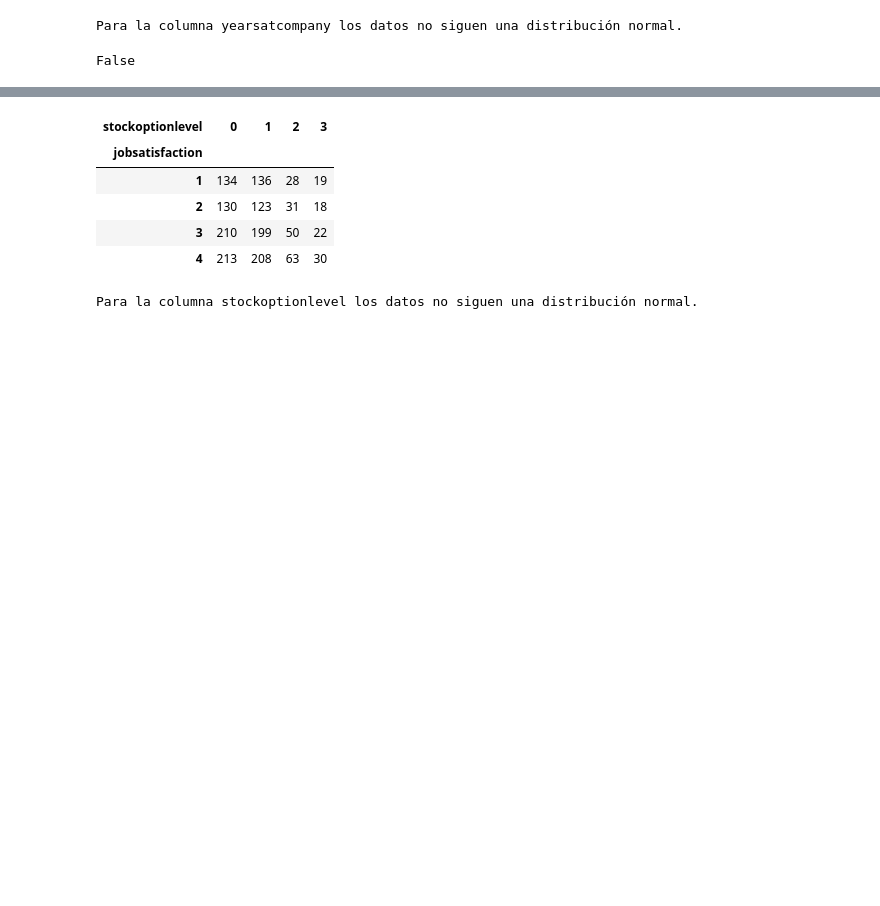
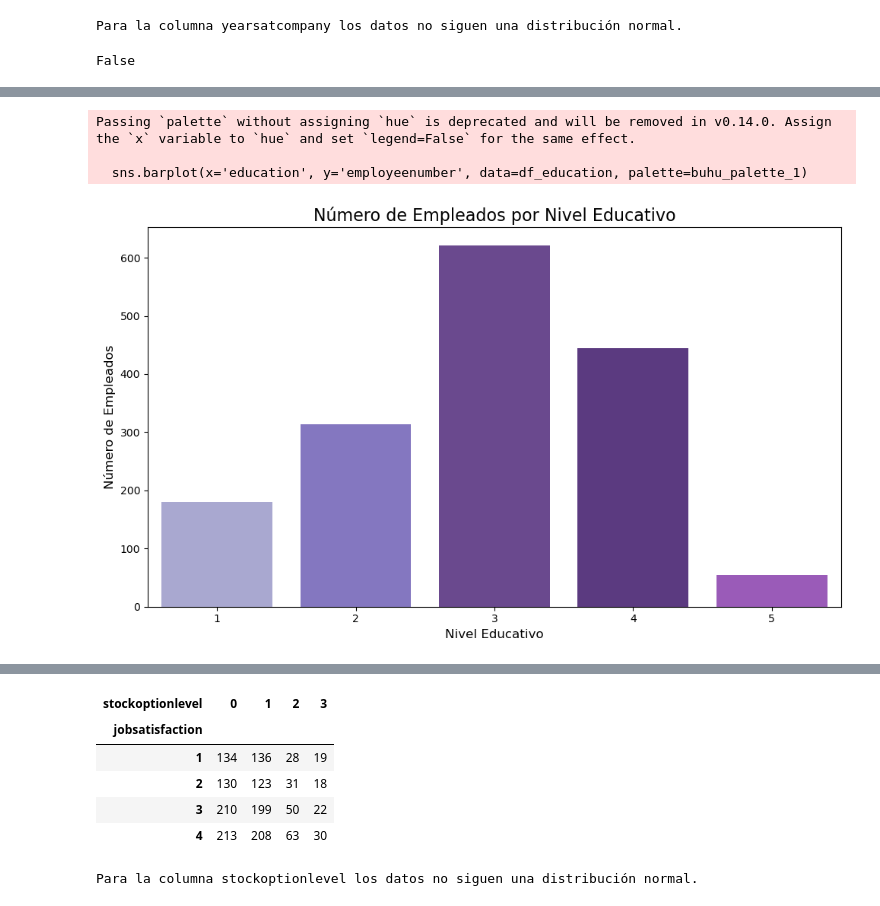
Before and after one commit to ArianaPapantonio/Final_project_module_3, a Jupyter notebook: Fase_4_AB_testing/AB_testing.ipynb, the cells around one changed output, grey strips where cells are left out. Cells and saved outputs as stored; diff of their text form; code cells hidden in the pictures; blank space fills up the shorter version.

```diff
--- a/Fase_4_AB_testing/AB_testing.ipynb
+++ b/Fase_4_AB_testing/AB_testing.ipynb
@@ -488,0 +479,2 @@ Index(['attrition', 'businesstravel', 'department', 'educationfield', 'gender',
+# %%
+df_education = df.groupby('education')['employeenumber'].count().reset_index()
@@ -488,0 +490,23 @@ Index(['attrition', 'businesstravel', 'department', 'educationfield', 'gender',
+# %%
+# Crear gráfico de barras (queremos ver cómo se distribuyen los empleados entre los diferentes campos educativos.)
+
+buhu_palette_1 = ["#A3A1D7", "#7C6BCC", "#6A3D9A", "#5A2E8C", "#9F4CC7"]
+plt.figure(figsize=(10,6))
+sns.barplot(x='education', y='employeenumber', data=df_education, palette=buhu_palette_1)
+
+# Añadir título y etiquetas
+plt.title('Número de Empleados por Nivel Educativo', fontsize=16)
+plt.xlabel('Nivel Educativo', fontsize=12)
+plt.ylabel('Número de Empleados', fontsize=12)
+
+
+# Ajustar el espaciado de los gráficos
+plt.tight_layout()
+
+# Mostrar gráfico
+plt.show()
+# %% [output]
+Passing `palette` without assigning `hue` is deprecated and will be removed in v0.14.0. Assign the `x` variable to `hue` and set `legend=False` for the same effect.
+
+  sns.barplot(x='education', y='employeenumber', data=df_education, palette=buhu_palette_1)
+[figure, added]
```
Also changed, not shown: parts of 6 cells of this notebook.
